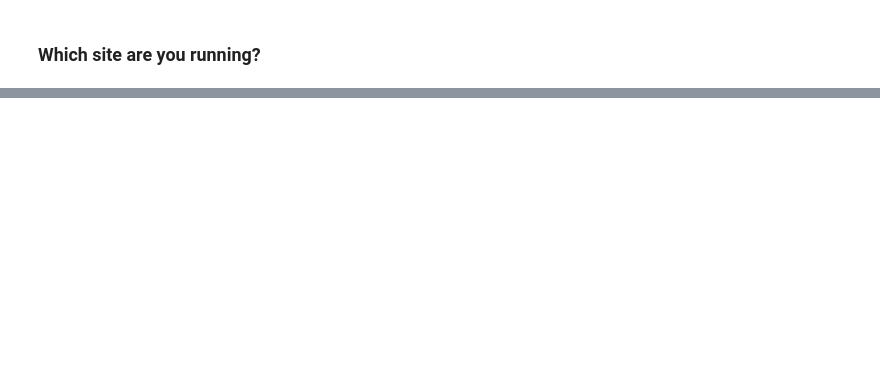
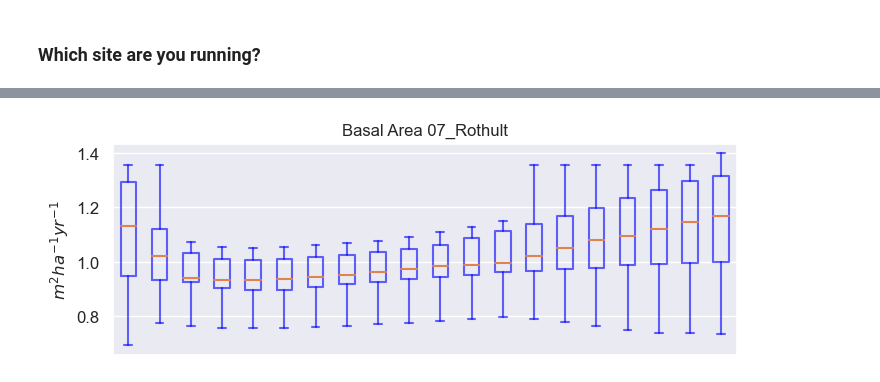
Before and after one commit to alejandrogandara/susi-swe, a Jupyter notebook: swe_susi.ipynb, the cells around one changed output, grey strips where cells are left out. Cells and saved outputs as stored; diff of their text form; code cells hidden in the pictures; blank space fills up the shorter version.

```diff
--- a/swe_susi.ipynb
+++ b/swe_susi.ipynb
@@ -172,0 +407,2 @@ site
+# %%
+ncf = Dataset(ff, mode='r')
@@ -172,0 +444,17 @@ site
+# %%
+# Uld data
+# for verification
+# Water table for selected station
+
+wsite  = sNames[siteID]
+
+obs_GWL = pd.read_csv(f'O:/projects/forestProductivity/01_data_acquisition/Ulf/SecondData/GVN_Man_ALL tidy by Alejandro Gandara.csv',
+encoding='latin1', sep=';')
+obs_GWL = obs_GWL.loc[(obs_GWL.Transekt == 'mean') & (obs_GWL.site == wsite)][['site','date', 'wt']]
+obs_GWL.set_index('date', drop=False, inplace=True)
+obs_GWL_t = obs_GWL.reindex(pd.date_range(start_date, end_date).format("YYY%-mm%-dd%"), fill_value=None).iloc[1:]
+obs_GWL = obs_GWL_t.combine_first(obs_GWL)
+obs_GWL.date = obs_GWL.index
+obs_GWL = obs_GWL[obs_GWL.date.notnull()]
+# print(len(obs_GWL))
+#obs_GWL[pd.notnull(obs_GWL['wt'])]
@@ -172,0 +481,32 @@ site
+# %%
+import matplotlib.gridspec as gridspec
+import matplotlib.pylab as plt
+
+facecolor = '#f2f5eb'
+fs = 12
+cols =ncf.dimensions['ncols'].size #20
+fig = plt.figure(num='stand', figsize=(25,18))   #width, height
+gs = gridspec.GridSpec(ncols=12, nrows=12, figure=fig, wspace=0.25, hspace=0.25)
+
+ba = ncf['stand']['basalarea'][scen,:, :]
+growth = np.diff(ba, axis=0)
+dfgrowth = pd.DataFrame(data=growth, columns=list(range(cols)))
+axgrowth = fig.add_subplot(gs[8:10, :4])
+dfgrowth.boxplot(ax = axgrowth,
+                color=dict(boxes='blue', whiskers='blue', medians='blue', caps='blue'),
+                boxprops=dict(linestyle='-', linewidth=1.5, color='blue', alpha=0.6),
+                flierprops=dict(linestyle='-', linewidth=1.5),
+                medianprops=dict(linestyle='-', linewidth=1.5),
+                whiskerprops=dict(linestyle='-', linewidth=1.5, color='blue', alpha=0.6),
+                capprops=dict(linestyle='-', linewidth=1.5, color='blue', alpha=0.6),
+                showfliers=False, grid=True, rot=2)
+
+axgrowth.set_title('Basal Area ' + wsite)
+axgrowth.set_ylabel('$m^2 ha^{-1} yr^{-1}$', fontsize=fs)
+
+axgrowth.get_xaxis().set_visible(False)
+axgrowth.tick_params(axis='y', labelsize=fs)
+#axgrowth.set_facecolor(facecolor)
+plt.savefig(outpara['outfolder'] + '/graphs/' + site + '_Basal Area.png', bbox_inches='tight')
+# %% [output]
+[figure, added]
```
Also changed, not shown: parts of 41 cells of this notebook, 3 other files.
